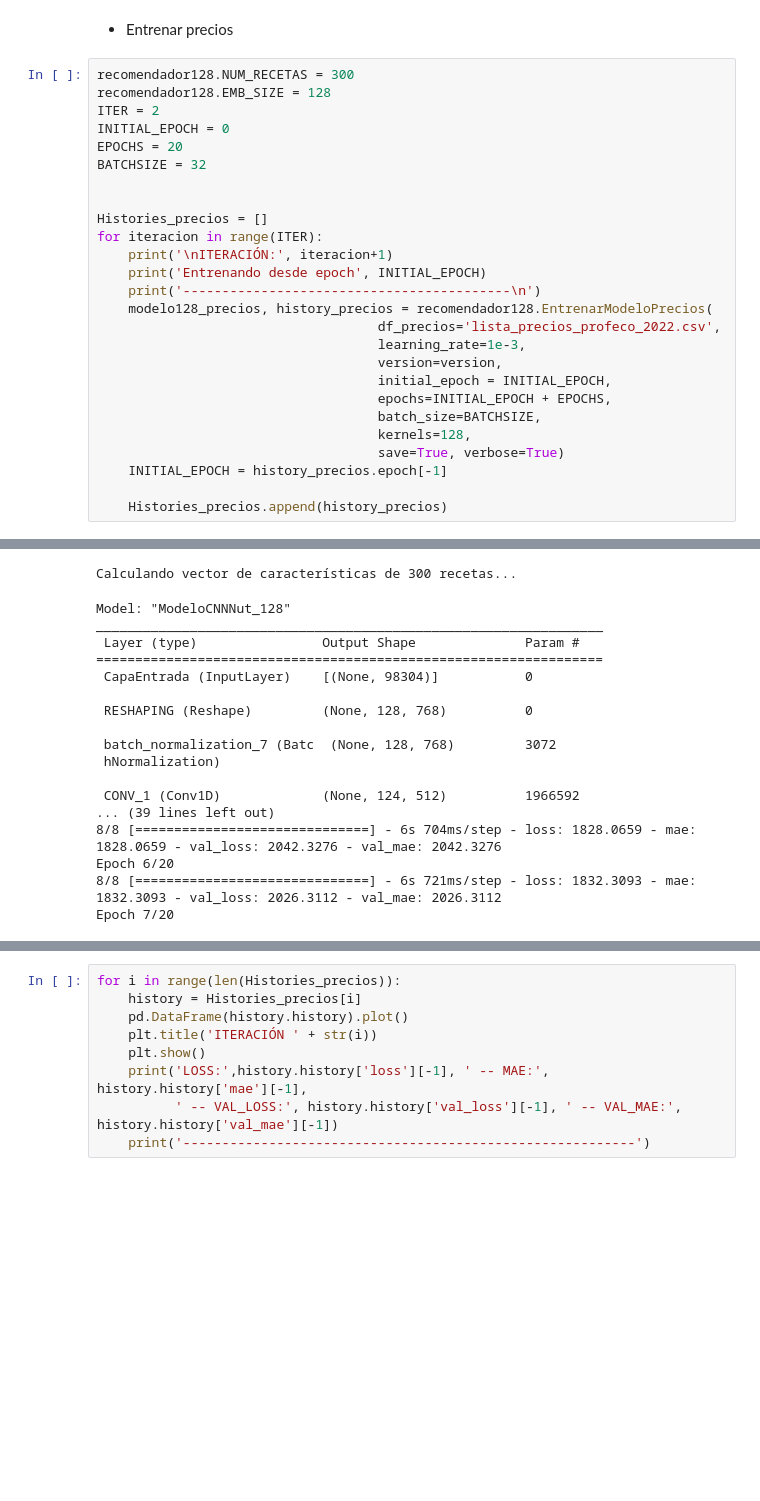
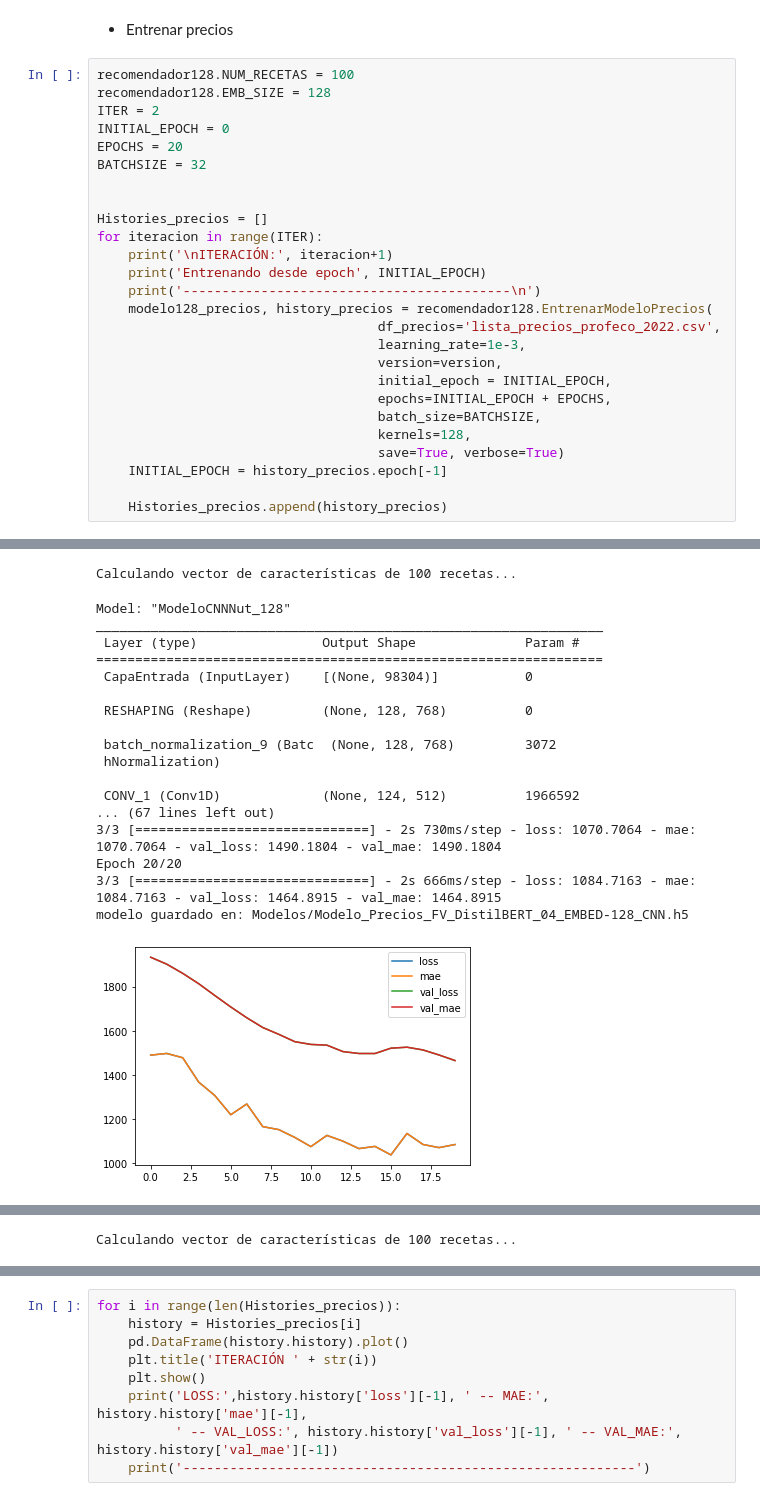
Before and after one commit to JorgeSauri/COMSINT, a Jupyter notebook: NB_Recomendador_COMSINT_LoopTraining_128.ipynb, the cells around one changed output, grey strips where cells are left out. Drawn from its saved outputs; the diff is of its cells as text; blank space fills up the shorter version.

```diff
--- a/NB_Recomendador_COMSINT_LoopTraining_128.ipynb
+++ b/NB_Recomendador_COMSINT_LoopTraining_128.ipynb
@@ -219,7 +202,7 @@ LOSS: 411.6185302734375  -- MAE: 411.6185302734375  -- VAL_LOSS: 1425.6813964843
 # %% [markdown]
 * Entrenar precios
 # %%
-recomendador128.NUM_RECETAS = 300
+recomendador128.NUM_RECETAS = 100
 recomendador128.EMB_SIZE = 128
 ITER = 2
 INITIAL_EPOCH = 0
@@ -253,18 +236,19 @@ Generando 300  recetas aleatorias...
-Calculando vector de características de 300 recetas...
+Calculando vector de características de 100 recetas...
 Model: "ModeloCNNNut_128"
 _________________________________________________________________
  Layer (type)                Output Shape              Param #
 =================================================================
  CapaEntrada (InputLayer)    [(None, 98304)]           0
 
  RESHAPING (Reshape)         (None, 128, 768)          0
 
- batch_normalization_7 (Batc  (None, 128, 768)         3072
+ batch_normalization_9 (Batc  (None, 128, 768)         3072
  hNormalization)
 
  CONV_1 (Conv1D)             (None, 124, 512)          1966592
-... (39 lines left out)
-8/8 [==============================] - 6s 704ms/step - loss: 1828.0659 - mae: 1828.0659 - val_loss: 2042.3276 - val_mae: 2042.3276
-Epoch 6/20
-8/8 [==============================] - 6s 721ms/step - loss: 1832.3093 - mae: 1832.3093 - val_loss: 2026.3112 - val_mae: 2026.3112
-Epoch 7/20
+... (67 lines left out)
+3/3 [==============================] - 2s 730ms/step - loss: 1070.7064 - mae: 1070.7064 - val_loss: 1490.1804 - val_mae: 1490.1804
+Epoch 20/20
+3/3 [==============================] - 2s 666ms/step - loss: 1084.7163 - mae: 1084.7163 - val_loss: 1464.8915 - val_mae: 1464.8915
+modelo guardado en: Modelos/Modelo_Precios_FV_DistilBERT_04_EMBED-128_CNN.h5
+[figure, added]
@@ -270,0 +272 @@ Epoch 7/20
+Calculando vector de características de 100 recetas...
```
Also changed, not shown: parts of 2 cells of this notebook, 2 other files.
